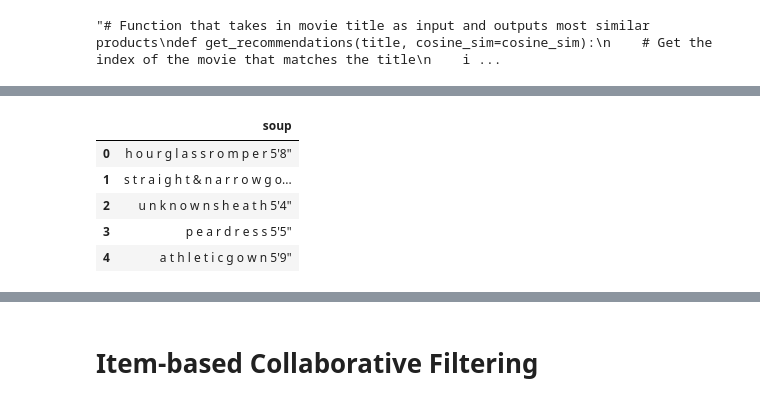
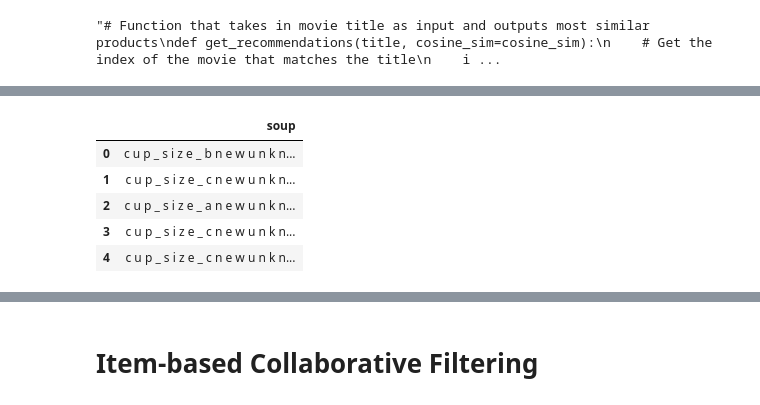
Before and after one commit to LuiisClaudio/mod-cloth, a Jupyter notebook: LuisMartins_CA2.ipynb, the cells around one changed output, grey strips where cells are left out. Saved outputs shown, nothing was run; the diff lists cells and outputs as text; code cells hidden in the pictures.

```diff
--- a/LuisMartins_CA2.ipynb
+++ b/LuisMartins_CA2.ipynb
@@ -237,10 +193,10 @@ from sklearn.feature_extraction.text import TfidfVectorizer
 tfidf = TfidfVectorizer(stop_words = portuguese_stop_words)
 
 #Replace NaN with an empty string
-renttherunway_final_data['review_text'] = renttherunway_final_data['review_text'].fillna('')
+modcloth_final_data['review_text'] = modcloth_final_data['review_text'].fillna('')
 
 #Construct the required TF-IDF matrix by fitting and transforming the data
-tfidf_matrix = tfidf.fit_transform(renttherunway_final_data['review_text'])
+tfidf_matrix = tfidf.fit_transform(modcloth_final_data['review_text'])
 
 #Output the shape of tfidf_matrix
 tfidf_matrix.shape
@@ -365,34 +341,40 @@ renttherunway_final_data[soup_features].head()
 # %%
 # Function to convert all strings to lower case and strip names of spaces
 def clean_data(x):
-    if isinstance(x, list):
-        return [str.lower(i.replace(" ", "")) for i in x]
+    if isinstance(x, str):
+        return x.lower().replace("", "")
     else:
-        #Check if director exists. If not, return empty string
-        if isinstance(x, str):
-            return str.lower(x.replace(" ", ""))
-        else:
-            return ''
+        return ''
 # %%
 # Apply clean_data function to your features.
-features = ['body_type','category', 'height', 'size', 'age']
+features = ['review_summary', 'cup_size','hips', 'bra_size', 'category', 'bust', 'height', 'fit','shoe_size']
 
 for feature in features:
-    renttherunway_final_data[feature] = renttherunway_final_data[feature].apply(clean_data)
+    modcloth_final_data[feature] = modcloth_final_data[feature].apply(clean_data)
 # %%
 def create_soup(x):
-    return ' '.join(x['body_type']) + ' ' + ' '.join(x['category']) + ' ' + x['height'] + ' ' + ' '.join(x['size']) + ' ' + ' '.join(x['age'])
+    return (
+        ' '.join(x['cup_size']) + ' ' +
+        ' '.join(x['hips']) + ' ' +
+        x['bra_size'] + ' ' +
+        ' '.join(x['category']) + ' ' +
+        ' '.join(x['bust']) + ' ' +
+        ' '.join(x['height']) + ' ' +
+        x['fit'] + ' ' +
+        ' '.join(x['shoe_size']) + ' ' +
+        x['review_summary']
+    )
 # %%
 # Create a new soup feature
-renttherunway_final_data['soup'] = renttherunway_final_data.apply(create_soup, axis = 1)
-renttherunway_final_data[['soup']].head(5)
+modcloth_final_data['soup'] = modcloth_final_data.apply(create_soup, axis = 1)
+modcloth_final_data[['soup']].head(5)
 # %% [output]
 |  | soup |
-| 0 | h o u r g l a s s r o m p e r 5'8" |
-| 1 | s t r a i g h t & n a r r o w g o... |
-| 2 | u n k n o w n s h e a t h 5'4" |
-| 3 | p e a r d r e s s 5'5" |
-| 4 | a t h l e t i c g o w n 5'9" |
+| 0 | c u p _ s i z e _ b n e w u n k n... |
+| 1 | c u p _ s i z e _ c n e w u n k n... |
+| 2 | c u p _ s i z e _ a n e w u n k n... |
+| 3 | c u p _ s i z e _ c n e w u n k n... |
+| 4 | c u p _ s i z e _ c n e w u n k n... |
 # %%
 # Import CountVectorizer and create the count matrix
 from sklearn.feature_extraction.text import CountVectorizer
```
Also changed, not shown: parts of 62 cells of this notebook.
